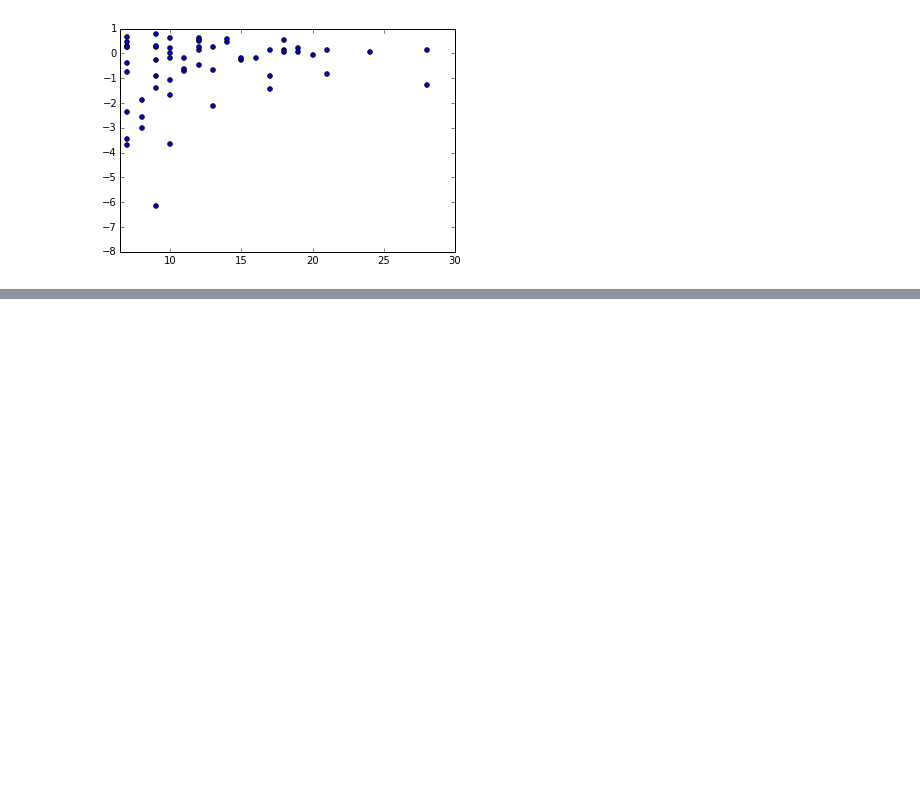
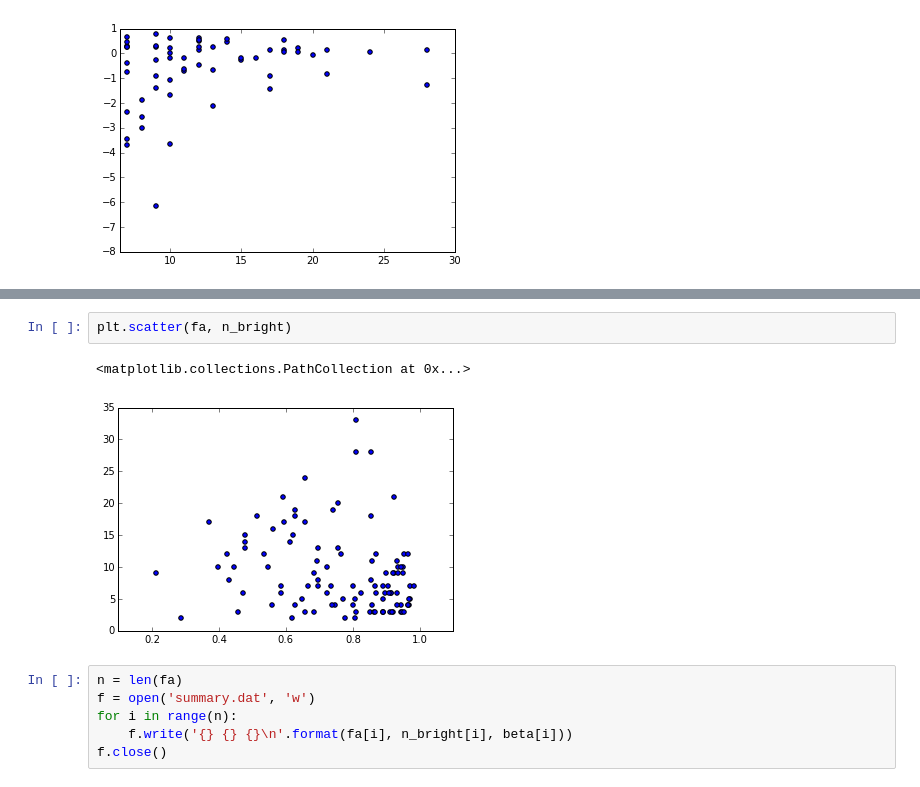
Before and after one commit to astroandes/LGanistropy, a Jupyter notebook: code/explore.ipynb, the cells around one changed output, grey strips where cells are left out. Saved outputs shown, nothing was run; the diff lists cells and outputs as text; blank space fills up the shorter version.

```diff
--- a/code/explore.ipynb
+++ b/code/explore.ipynb
@@ -299,0 +328,11 @@ plt.ylim([-8,1])
+# %%
+plt.scatter(fa, n_bright)
+# %% [output]
+<matplotlib.collections.PathCollection at 0x...>
+[figure, added]
+# %%
+n = len(fa)
+f = open('summary.dat', 'w')
+for i in range(n):
+    f.write('{} {} {}\n'.format(fa[i], n_bright[i], beta[i]))
+f.close()
```
Also changed, not shown: parts of 7 cells of this notebook.
